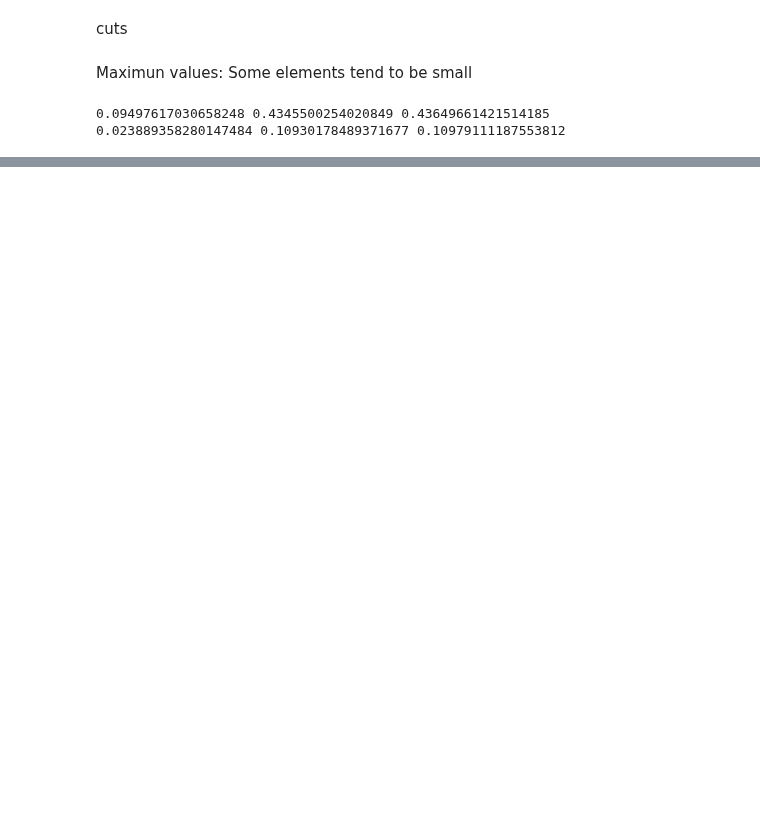
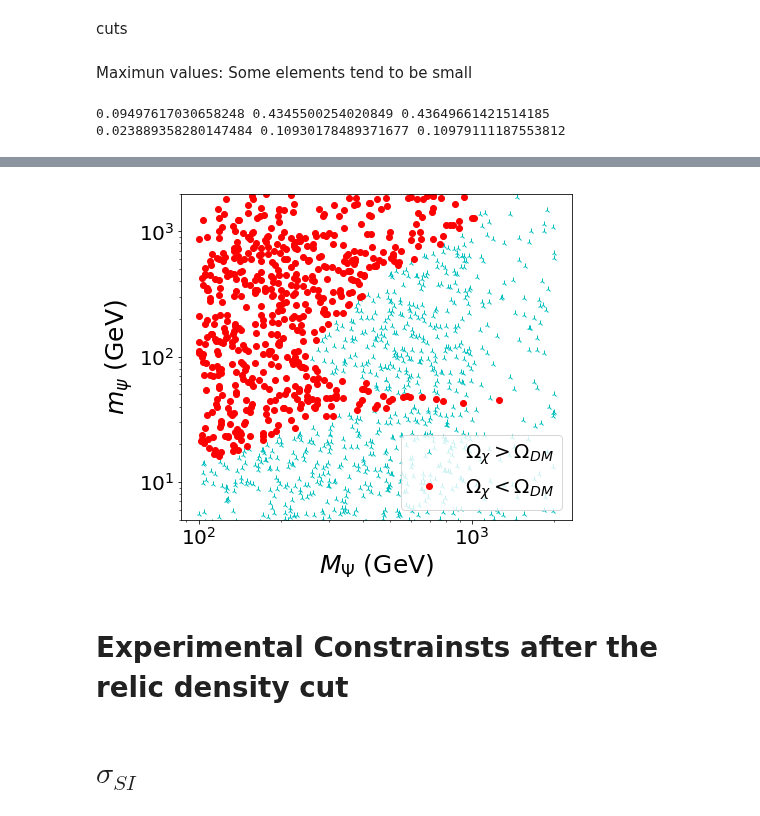
Before and after one commit to anferivera/SDdiracDM, a Jupyter notebook: run-model-MDvsVS-hc01hd05.ipynb, the cells around one changed output, grey strips where cells are left out. Saved outputs shown, nothing was run; the diff lists cells and outputs as text; code cells hidden in the pictures; blank space fills up the shorter version.

```diff
--- a/run-model-MDvsVS-hc01hd05.ipynb
+++ b/run-model-MDvsVS-hc01hd05.ipynb
@@ -368,0 +377,17 @@ plt.show()
+# %%
+plt.figure(figsize=(7,6))
+
+plt.loglog(xd.MDF, xd.vS*xd.YRC/np.sqrt(2),'c2',label=r'$\Omega_\chi > \Omega_{DM}$')
+plt.loglog(xDM2.MDF, xDM2.vS*xDM2.YRC/np.sqrt(2),'ro',label=r'$\Omega_\chi < \Omega_{DM}$')
+
+plt.legend(prop={'size':20},loc='best')
+plt.xlabel(r'$M_{\Psi}$ (GeV)',size=25)
+plt.ylabel(r'$m_\psi$ (GeV)',size=25)
+
+plt.ylim(5,2e3)
+
+plt.show()
+# %% [output]
+[figure, added]
+# %% [markdown]
+# Experimental Constrainsts after the relic density cut
@@ -368,0 +396,2 @@ plt.show()
+# %% [markdown]
+# $\sigma_{SI}$
```
Also changed, not shown: parts of 15 cells of this notebook, 10 other files.
